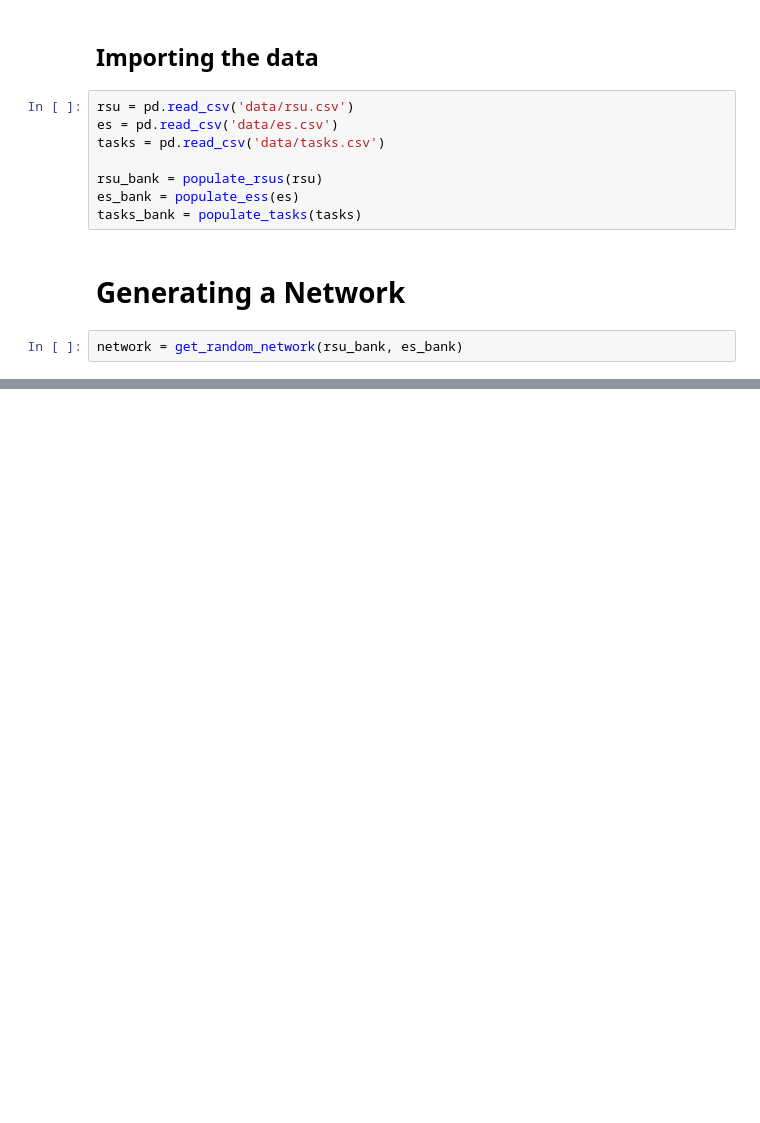
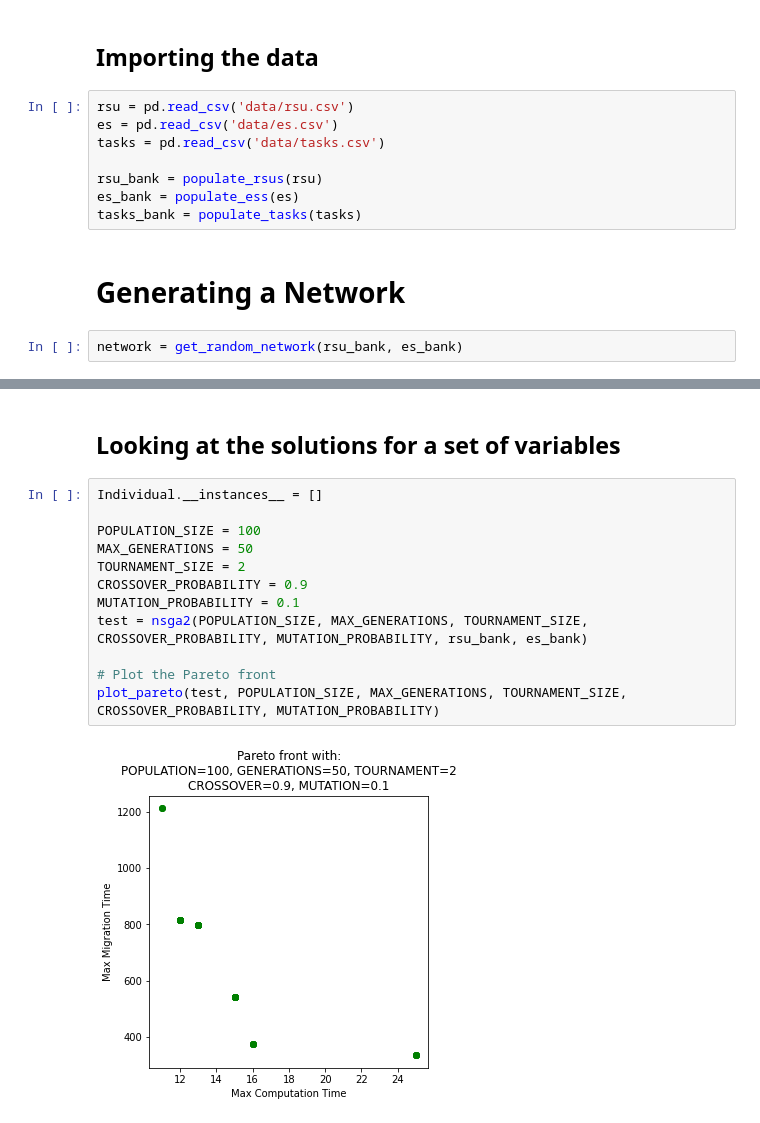
Before and after one commit to laurendudu/optimization-and-iov, a Jupyter notebook: plots.ipynb, the cells around one changed output, grey strips where cells are left out. Cells and saved outputs as stored; diff of their text form; blank space fills up the shorter version.

Commit message:
Nsga ii (#9)
* NSGA2 base functions

* First end of code

* ok it works

* Commenting the code

* Plots

* plotting

* Plotting the solutions

* Plotting the solutions

```diff
--- a/plots.ipynb
+++ b/plots.ipynb
@@ -27,0 +30,16 @@ plot_network(network, tasks_bank)
+# %% [markdown]
+## Looking at the solutions for a set of variables
+# %%
+Individual.__instances__ = []
+
+POPULATION_SIZE = 100
+MAX_GENERATIONS = 50
+TOURNAMENT_SIZE = 2
+CROSSOVER_PROBABILITY = 0.9
+MUTATION_PROBABILITY = 0.1
+test = nsga2(POPULATION_SIZE, MAX_GENERATIONS, TOURNAMENT_SIZE, CROSSOVER_PROBABILITY, MUTATION_PROBABILITY, rsu_bank, es_bank)
+
+# Plot the Pareto front
+plot_pareto(test, POPULATION_SIZE, MAX_GENERATIONS, TOURNAMENT_SIZE, CROSSOVER_PROBABILITY, MUTATION_PROBABILITY)
+# %% [output]
+[figure, added]
```
Also changed, not shown: parts of 4 cells of this notebook, 3 other files.
